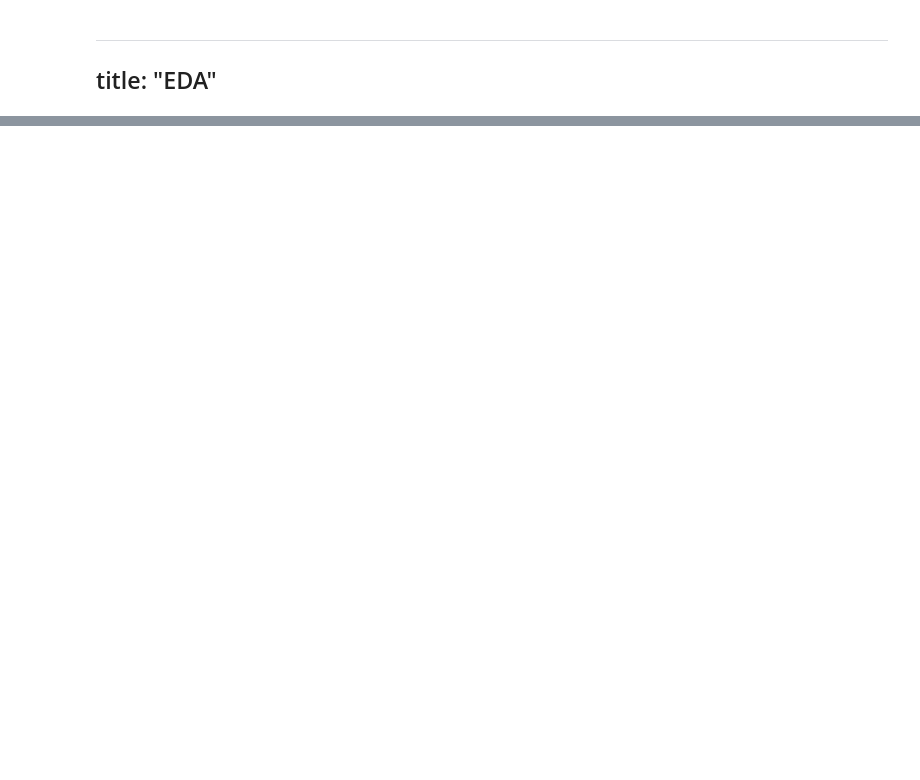
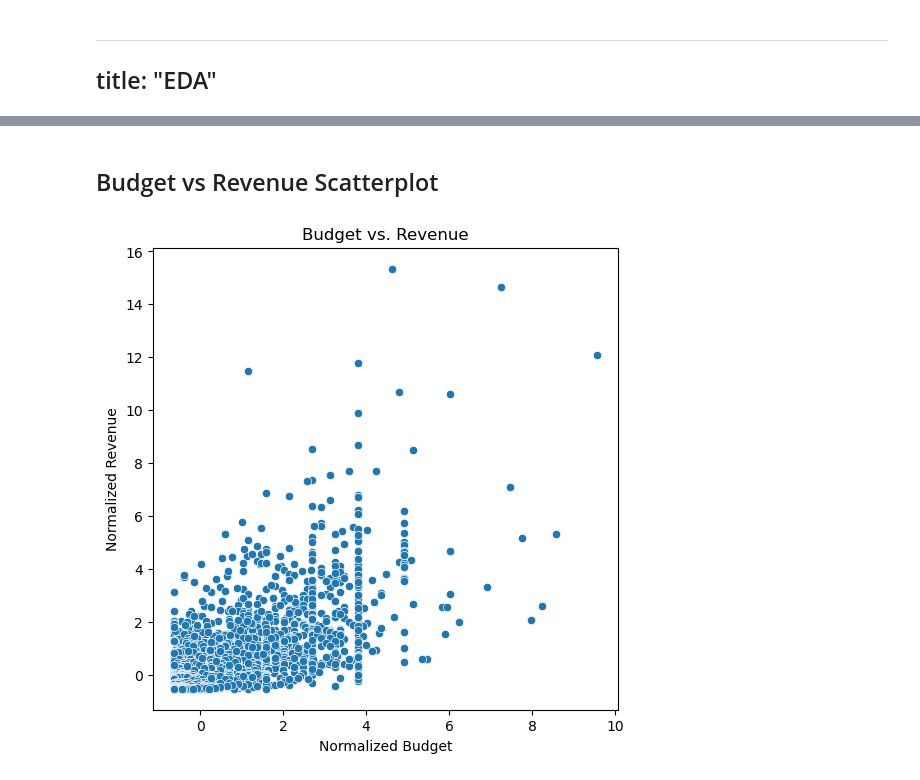
Before and after one commit to gentrylamb/dsan6400-final-project, a Jupyter notebook: code/eda.ipynb, the cells around one changed output, grey strips where cells are left out. Drawn from its saved outputs; the diff is of its cells as text; code cells hidden in the pictures; blank space fills up the shorter version.

```diff
--- a/code/eda.ipynb
+++ b/code/eda.ipynb
@@ -48,0 +69,11 @@ with open("../data/movie_graph.pkl", "rb") as f:
+# %% [markdown]
+## Budget vs Revenue Scatterplot
+# %%
+plt.figure(figsize = (6, 6))
+sns.scatterplot(x = "Budget_Normalized", y = "Revenue_Normalized", data = df)
+plt.title("Budget vs. Revenue")
+plt.xlabel("Normalized Budget")
+plt.ylabel("Normalized Revenue")
+plt.show()
+# %% [output]
+[figure, added]
```
Also changed, not shown: parts of 14 cells of this notebook.
